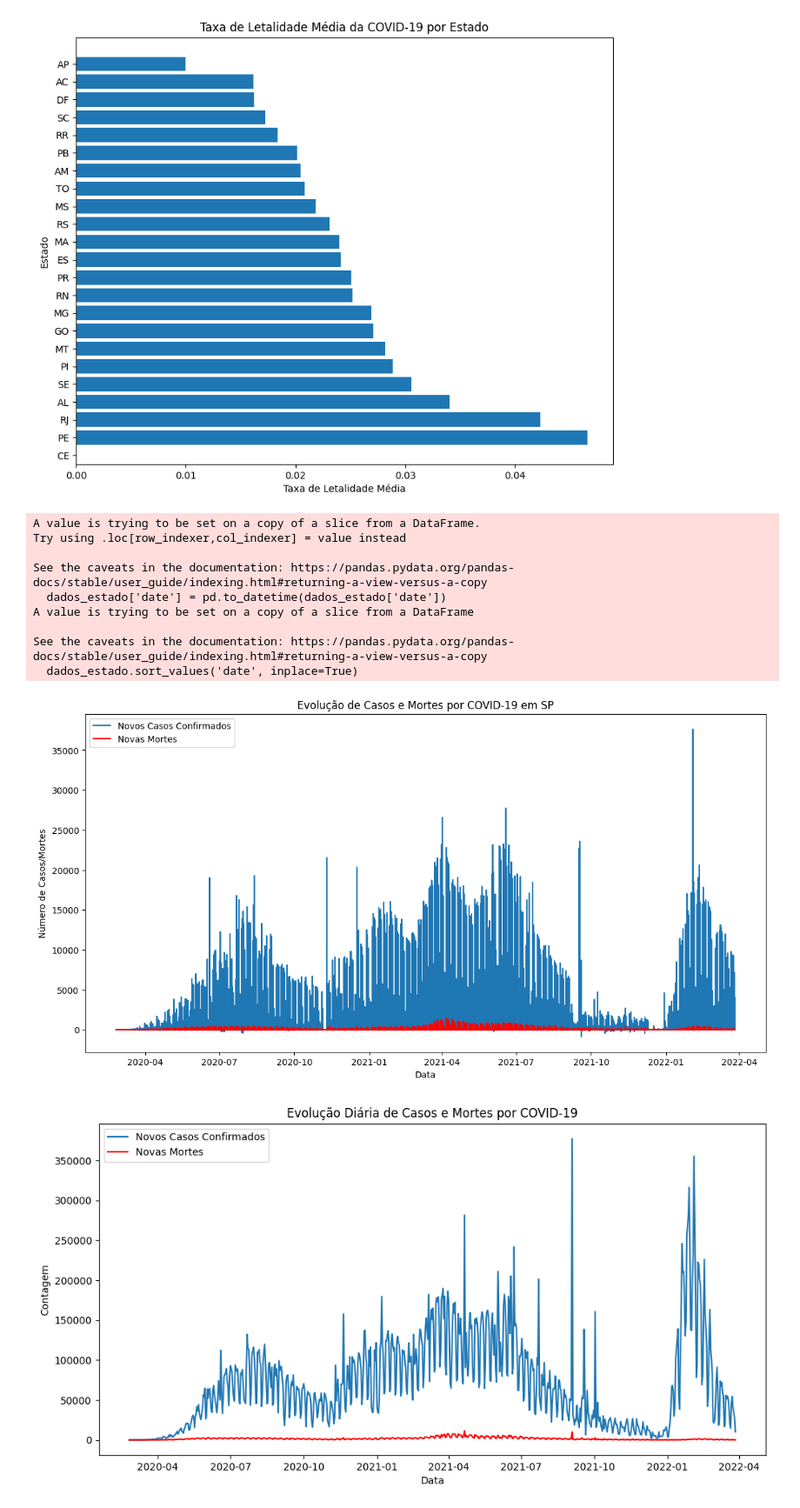
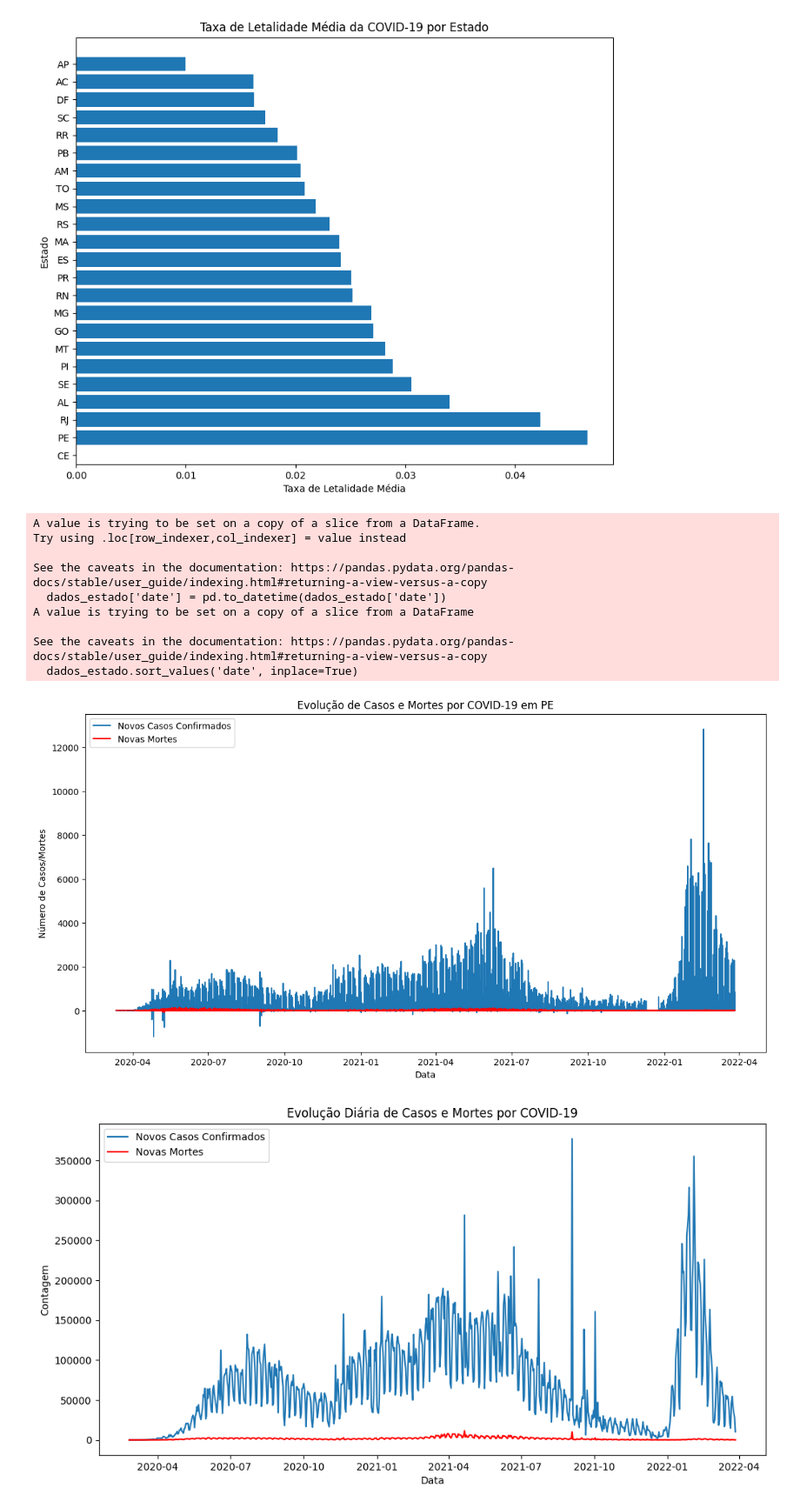
Before and after one commit to gabs4841/Covid-Graficos, a Jupyter notebook: COVID.ipynb, the cells around one changed output. Shown: that part at 87% size. Drawn from its saved outputs; the diff is of its cells as text; code cells hidden in the pictures.

```diff
--- a/COVID.ipynb
+++ b/COVID.ipynb
@@ -53,35 +55,35 @@ import matplotlib.pyplot as plt
 df = pd.read_csv('caso_full.csv')
 
 # Escolha um estado ou cidade para análise
-estado_especifico = 'SP'  # Substitua por seu estado ou cidade de interesse
+estado_especifico = 'PE'  # Substitua por seu estado ou cidade de interesse
 
 # Filtrando os dados pelo estado ou cidade escolhido
 dados_estado = df[df['state'] == estado_especifico]
 
 # Convertendo a coluna de data e ordenando
 dados_estado['date'] = pd.to_datetime(dados_estado['date'])
 dados_estado.sort_values('date', inplace=True)
 
 # Plotando novos casos confirmados e novas mortes ao longo do tempo
 plt.figure(figsize=(14, 7))
 plt.plot(dados_estado['date'], dados_estado['new_confirmed'], label='Novos Casos Confirmados')
 plt.plot(dados_estado['date'], dados_estado['new_deaths'], label='Novas Mortes', color='red')
 plt.title(f'Evolução de Casos e Mortes por COVID-19 em {estado_especifico}')
 plt.xlabel('Data')
 plt.ylabel('Número de Casos/Mortes')
 plt.legend()
 plt.show()
 # %% [output]
 A value is trying to be set on a copy of a slice from a DataFrame.
 Try using .loc[row_indexer,col_indexer] = value instead
 
 See the caveats in the documentation: https://pandas.pydata.org/pandas-docs/stable/user_guide/indexing.html#returning-a-view-versus-a-copy
   dados_estado['date'] = pd.to_datetime(dados_estado['date'])
 A value is trying to be set on a copy of a slice from a DataFrame
 
 See the caveats in the documentation: https://pandas.pydata.org/pandas-docs/stable/user_guide/indexing.html#returning-a-view-versus-a-copy
   dados_estado.sort_values('date', inplace=True)
-[figure, old version]
+[figure, new version]
 # %%
 import pandas as pd
 import matplotlib.pyplot as plt
```
Also changed, not shown: parts of 12 cells of this notebook.
